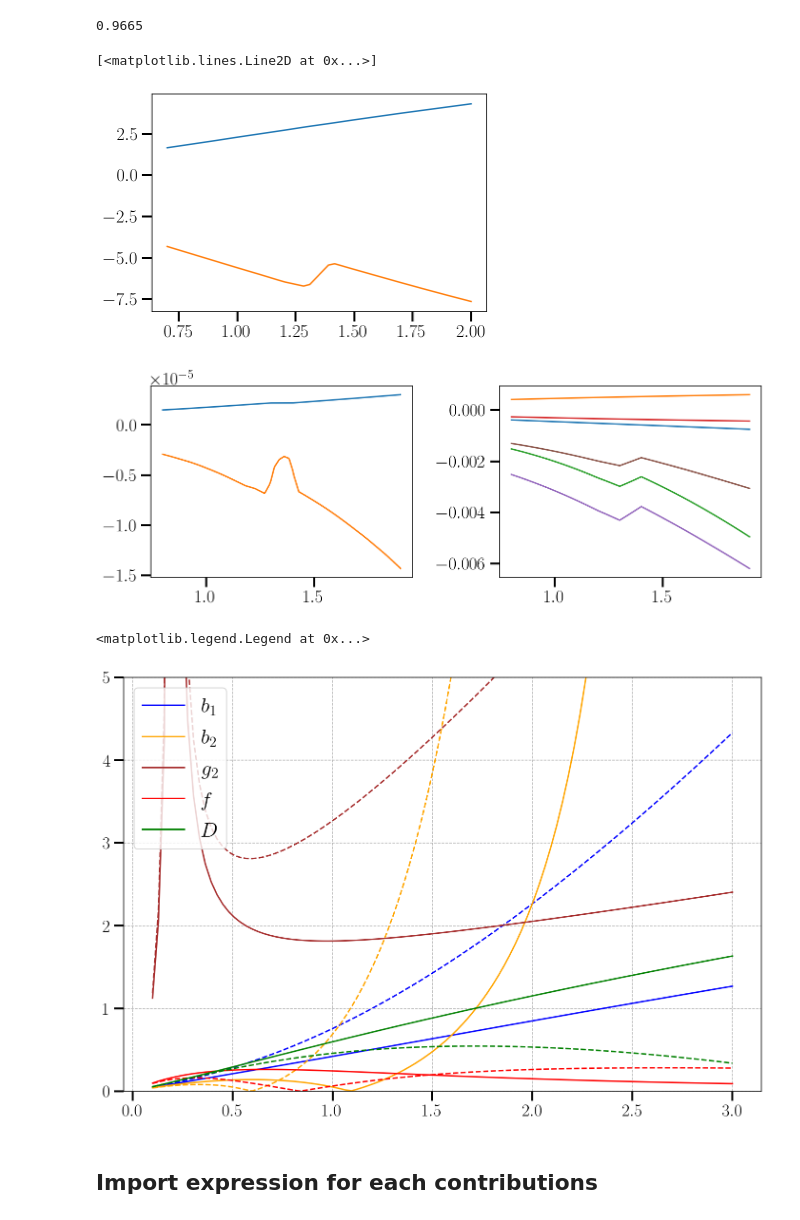
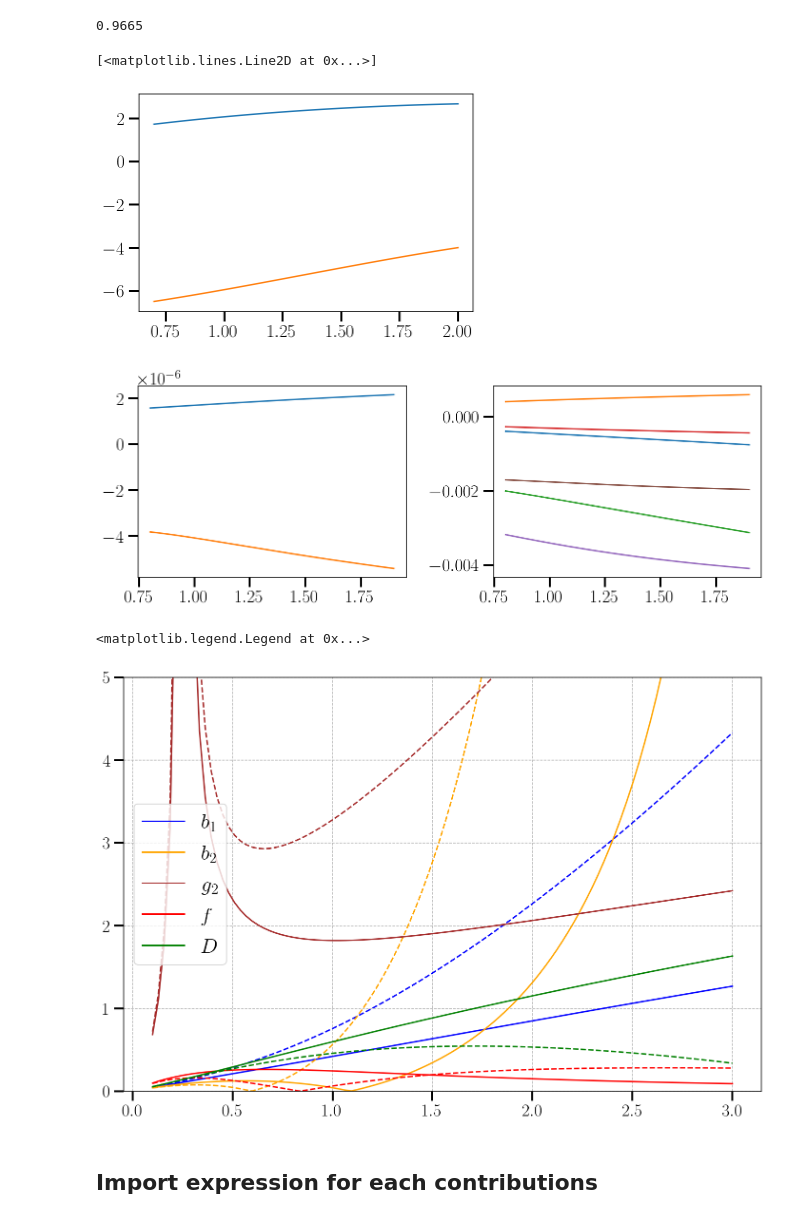
Before and after one commit to craddis1/ws_bk_theory, a Jupyter notebook: Bk_Theory.ipynb, the cells around one changed output. Saved outputs shown, nothing was run; the diff lists cells and outputs as text; code cells hidden in the pictures.

```diff
--- a/Bk_Theory.ipynb
+++ b/Bk_Theory.ipynb
@@ -171,34 +171,26 @@ class CosmologicalFunctions:
         self.b1_dd,self.b2_dd,self.g2_dd,self.f_dd,self.D_dd = func_second_deriv_list
 
         if survey=='EUCLID':
-            self.z_survey = np.linspace(0.8,1.9)
-            self.be_euclid= lambda xx: -7.29 + 0.470*xx + 1.17*xx**2 - 0.290*xx**3
-            self.Q_euclid = lambda xx:0.583 + 2.02*xx - 0.568*xx**2 + 0.0411*xx**3
+            self.z_survey = np.linspace(0.9,1.8)
+            self.be_survey= lambda xx: -7.29 + 0.470*xx + 1.17*xx**2 - 0.290*xx**3
+            self.Q_survey = lambda xx:0.583 + 2.02*xx - 0.568*xx**2 + 0.0411*xx**3
         elif survey=='DESI':
             self.z_survey = np.linspace(0.05,0.6)
-            self.be_euclid= lambda xx: -2.25 - 4.02*xx + 0.318*xx**2 - 14.6*xx**3
-            self.Q_euclid = lambda xx: 0.282 + 2.36*xx + 2.27*xx**2 + 11.1*xx**3
+            self.be_survey= lambda xx: -2.25 - 4.02*xx + 0.318*xx**2 - 14.6*xx**3
+            self.Q_survey = lambda xx: 0.282 + 2.36*xx + 2.27*xx**2 + 11.1*xx**3
         else:
             self.z_survey = np.linspace(0.8,1.9)
-            self.be_euclid = lambda xx: 0*xx
-            self.Q_euclid = lambda xx:  0*xx + 2/5
+            self.be_survey = lambda xx: 0*xx
+            self.Q_survey = lambda xx:  0*xx + 2/5
 
-        if True: # for comparison with eline - euclid like
+        if False: # for comparison with eline - euclid like
             euclid_data = np.loadtxt('snr_surveyparams.txt')
             z_euclid = euclid_data[:,0]
-            self.be_euclid = interp1d(z_euclid, euclid_data[:,1])
-            self.Q_euclid = interp1d(z_euclid,  euclid_data[:,2])
+            self.be_survey = interp1d(z_euclid, euclid_data[:,1])
+            self.Q_survey = interp1d(z_euclid,  euclid_data[:,2])
             self.b_1 = lambda xx: 0.9 + 0.4*xx
             self.b_2 = lambda xx: -0.741-0.125*xx+0.123*xx**2+0.00637*xx**3
             self.g_2 = lambda xx: (0.0409-0.199*xx-0.0166* xx**2 +0.00268* xx**3)/2
-
-        if False: # clarkson 2019
-            self.b_1 = lambda xx: 1.3 +0*xx
-            self.b_2 = lambda xx: -0.74 +0*xx
-            self.g_2 = lambda xx: 0.524-0.547*self.b_1(xx)+0.046*self.b_1(xx)**2#-(2/7)*(self.b_1(xx)-1)#
-            self.z_euclid = self.z_samps
-            self.be_euclid = lambda xx: -4 +0*xx
-            self.Q_euclid = lambda xx:  0*xx - 2.5# 0.95#/5
 
     def get_class_powerspectrum(self,kk,zz): #h are needed to convert to 1/Mpc for k then convert pk back to (Mpc/h)^3
         return np.array([self.cosmo.pk_lin(ki, zz) for ki in kk*self.h])*h**3
@@ -342,19 +334,19 @@ class CosmologicalFunctions:
         #d/dt = d a/dt d/da = a H dz/da d/dz =  -(1+z) H d/dz # everything here is conformal both t and H
         #d^2/d^2 t = (1+z)^2 H^2 d^2/d z^2 + H(1+z)(H+(1+z)H')d/dz
 
-        dQ_euclid_dz = interp1d(self.z_survey,np.gradient(self.Q_euclid(self.z_survey),self.z_survey))
-        dbe_dz = interp1d(self.z_survey,np.gradient(self.be_euclid(self.z_survey),self.z_survey))
+        dQ_dz = interp1d(self.z_survey,np.gradient(self.Q_survey(self.z_survey),self.z_survey))
+        dbe_dz = interp1d(self.z_survey,np.gradient(self.be_survey(self.z_survey),self.z_survey))
         db1_dz = interp1d(self.z_samps,np.gradient(self.b_1(self.z_samps),self.z_samps))
 
         dH_dt = lambda xx: -(1+xx)*self.H_c(xx)*self.dH_c(xx)
         dH_dt2 = lambda xx: (1+xx)**2 *self.H_c(xx)**2 *self.ddH_c(xx)+self.H_c(xx)*(1+xx)*(self.H_c(xx)+(1+xx)*self.dH_c(xx))*self.dH_c(xx)#should just check with doing it numerically as is easier
         #self.dH22 = interp1d(self.z_cl,np.gradient(dH_dt(self.z_cl),self.conf_time(self.z_cl)))
         self.dH_dt = dH_dt
-        dQ_dt = lambda xx: -(1+xx)*self.H_c(xx)*dQ_euclid_dz(xx)
+        dQ_dt = lambda xx: -(1+xx)*self.H_c(xx)*dQ_dz(xx)
         dbe_dt = lambda xx: -(1+xx)*self.H_c(xx)*dbe_dz(xx)#0*xx-1.6*1e-4
         db1_dt = lambda xx: -(1+xx)*self.H_c(xx)*db1_dz(xx)
-        self.Q = self.Q_euclid
-        self.b_e = self.be_euclid
+        self.Q = self.Q_survey
+        self.b_e = self.be_survey
 
         partdQ=0
         partdb1=0
@@ -406,13 +398,13 @@ gr1,gr2,grd1,beta6,beta7,beta8,beta9,beta10,beta11,beta12,beta13,beta14,beta15,b
 # %%
 z_plot = np.linspace(0.7,2)
 #plt.plot(z_plot,cosmo_functions.b_1(z_plot))
 #plt.plot(z_plot,cosmo_functions.b_2(z_plot))
 #plt.plot(z_plot,cosmo_functions.g_2(z_plot))
-plt.plot(z_plot,cosmo_functions.Q_euclid(z_plot))
-plt.plot(z_plot,cosmo_functions.be_euclid(z_plot))
+plt.plot(z_plot,cosmo_functions.Q_survey(z_plot))
+plt.plot(z_plot,cosmo_functions.be_survey(z_plot))
 # %% [output]
 [<matplotlib.lines.Line2D at 0x...>]
-[figure, old version]
+[figure, new version]
 # %%
 #plt.plot(z_euclid,gr1)
 #plt.plot(z_euclid,cosmo_functions.grd1(z_euclid))
@@ -439,7 +431,7 @@ axs[1].plot(z_euclid,cosmo_functions.beta[19](z_euclid))
 plt.tight_layout()
 plt.show()
 # %% [output]
-[figure, old version]
+[figure, new version]
 # %%
 #plot ratio of derivates of biases to normal term which repersents the rough size of derivative terms to wide-angle terms
 plt.figure(figsize=(12,8))
@@ -465,7 +457,7 @@ plt.ylim(0,5)
 plt.legend()
 # %% [output]
 <matplotlib.legend.Legend at 0x...>
-[figure, old version]
+[figure, new version]
 # %% [markdown]
 ## Import expression for each contributions
 # %%
```
Also changed, not shown: parts of 34 cells of this notebook, 8 other files.
